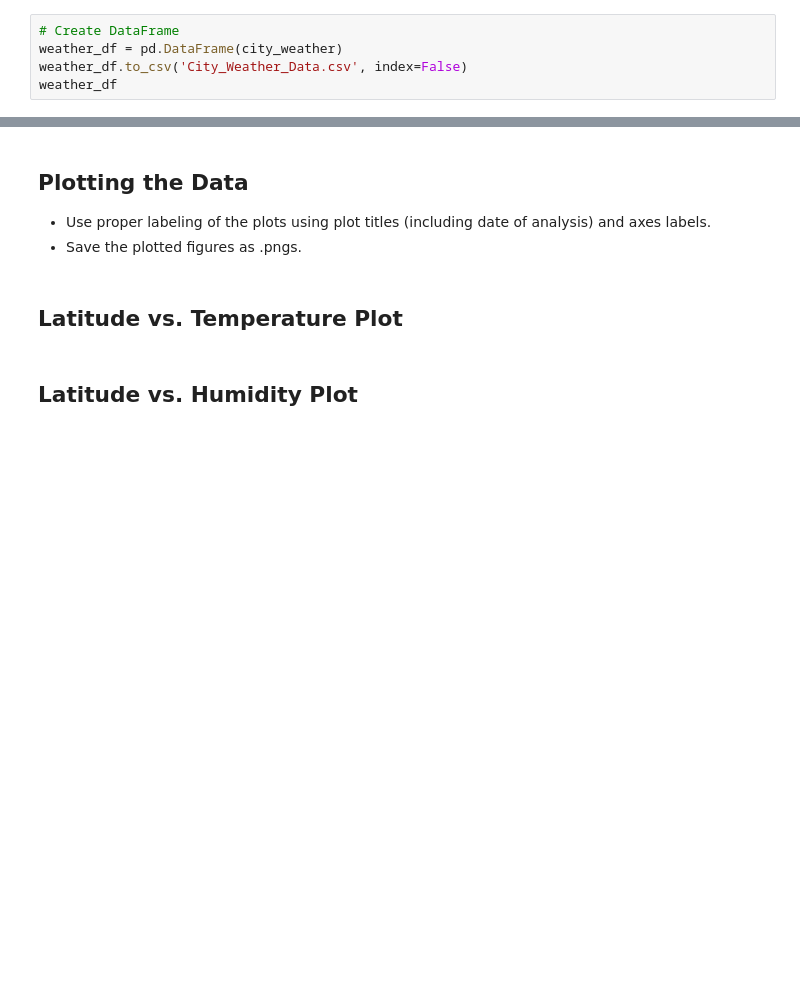
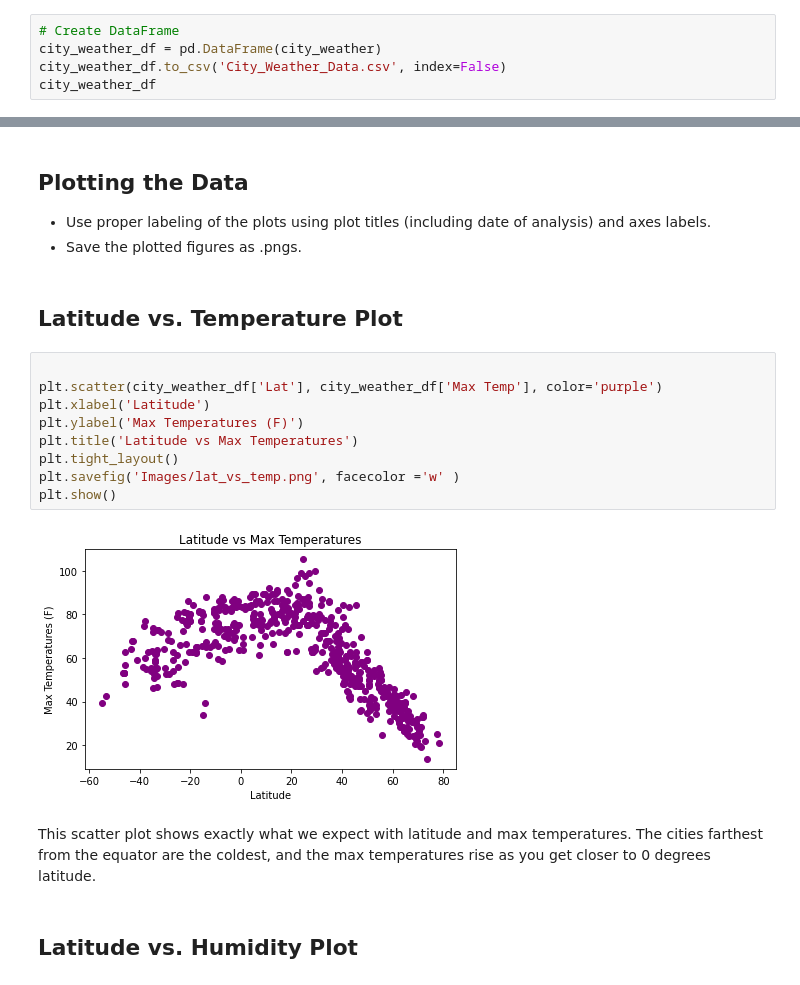
Before and after one commit to knorman123/python-api-challenge, a Jupyter notebook: Weather/WeatherPy.ipynb, the cells around one changed output, grey strips where cells are left out. Saved outputs shown, nothing was run; the diff lists cells and outputs as text; blank space fills up the shorter version.

Commit message:
lat vs temp plot

```diff
--- a/Weather/WeatherPy.ipynb
+++ b/Weather/WeatherPy.ipynb
@@ -127,9 +127,9 @@ Processing record 7 of Set 13 | caramay
 * Display the DataFrame
 # %%
 # Create DataFrame
-weather_df = pd.DataFrame(city_weather)
-weather_df.to_csv('City_Weather_Data.csv', index=False)
-weather_df
+city_weather_df = pd.DataFrame(city_weather)
+city_weather_df.to_csv('City_Weather_Data.csv', index=False)
+city_weather_df
 # %% [output]
 |  | City | Lat | Lng | Max Temp | Humidity | Cloudiness | Wind Speed | Country | Date |
 | 0 | ramygala | 55.5167 | 24.3000 | 50.00 | 87 | 75 | 5.75 | LT | 1619757685 |
@@ -168,6 +172,19 @@ print(high_humidity)
 * Save the plotted figures as .pngs.
 # %% [markdown]
 ## Latitude vs. Temperature Plot
+# %%
+
+plt.scatter(city_weather_df['Lat'], city_weather_df['Max Temp'], color='purple')
+plt.xlabel('Latitude')
+plt.ylabel('Max Temperatures (F)')
+plt.title('Latitude vs Max Temperatures')
+plt.tight_layout()
+plt.savefig('Images/lat_vs_temp.png', facecolor ='w' )
+plt.show()
+# %% [output]
+[figure, added]
+# %% [markdown]
+This scatter plot shows exactly what we expect with latitude and max temperatures.  The cities farthest from the equator are the coldest, and the max temperatures rise as you get closer to 0 degrees latitude.
 # %% [markdown]
 ## Latitude vs. Humidity Plot
 # %% [markdown]
```
Also changed, not shown: parts of 2 cells of this notebook, 1 other file.
